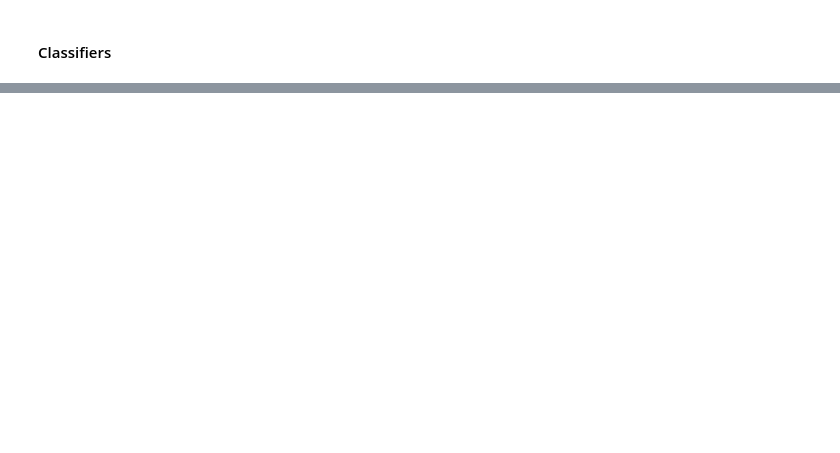
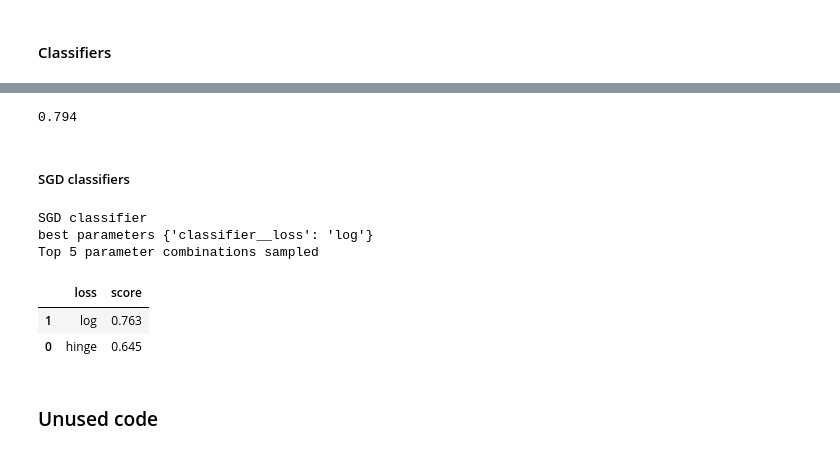
Before and after one commit to pmgasper/handson-ml, a Jupyter notebook: 03_ex3_titanic.ipynb, the cells around one changed output, grey strips where cells are left out. Cells and saved outputs as stored; diff of their text form; code cells hidden in the pictures; blank space fills up the shorter version.

```diff
--- a/03_ex3_titanic.ipynb
+++ b/03_ex3_titanic.ipynb
@@ -418,5 +453,56 @@ print(("best logistic regression from grid search: %.3f"
+# %%
+forest_clf = Pipeline(
+    [('preprocessor', preprocessor),
+     ('classifier', RandomForestClassifier(n_estimators=100, random_state=42))])
+
+scores = cross_val_score(forest_clf, X_train, y_train, cv=5)
+print('{0:.3}'.format(scores.mean()))
+# %% [output]
+0.794
+# %% [markdown]
+##### SGD classifiers
+# %%
+# SGD regression classifier
+sgd_clf = Pipeline(
+    [('preprocessor', preprocessor),
+     ('classifier', SGDClassifier(max_iter=1000, tol=1e-3,
+                                  random_state=42, n_jobs=-1))
+    ]
+)
+
+# hyperparameter, crossvalidation search
+param_grid = {
+    'classifier__loss': ['hinge', 'log']
+}
+
+grid_search = GridSearchCV(sgd_clf, param_grid, cv=5, iid=False,
+                           return_train_score=True)
+grid_search.fit(X_train, y_train)
+
+print('SGD classifier')
+print('best parameters {0}'.format(grid_search.best_params_))
+
+cvres = pd.DataFrame(grid_search.cv_results_)
+col_renames = {'param_classifier__loss':'loss',
+               'mean_test_score':'score'}
+cvres.rename(col_renames, axis=1, inplace=True)
+cvres.sort_values(by='score', ascending=False, inplace=True)
+
+print('Top 5 parameter combinations sampled')
+with pd.option_context('max_rows', 5,
+                       'display.float_format', '{:.3f}'.format):
+    display(cvres.loc[:, ['loss', 'score']].head(5))
+# %% [output]
+SGD classifier
+best parameters {'classifier__loss': 'log'}
+Top 5 parameter combinations sampled
+|  | loss | score |
+| 1 | log | 0.763 |
+| 0 | hinge | 0.645 |
 # %%
 break
+# %% [markdown]
+### Unused code
 # %%
 # Method to split sibsp and parch, seems to work but
 #   model appears to perform worse
```
Also changed, not shown: parts of 15 cells of this notebook.
